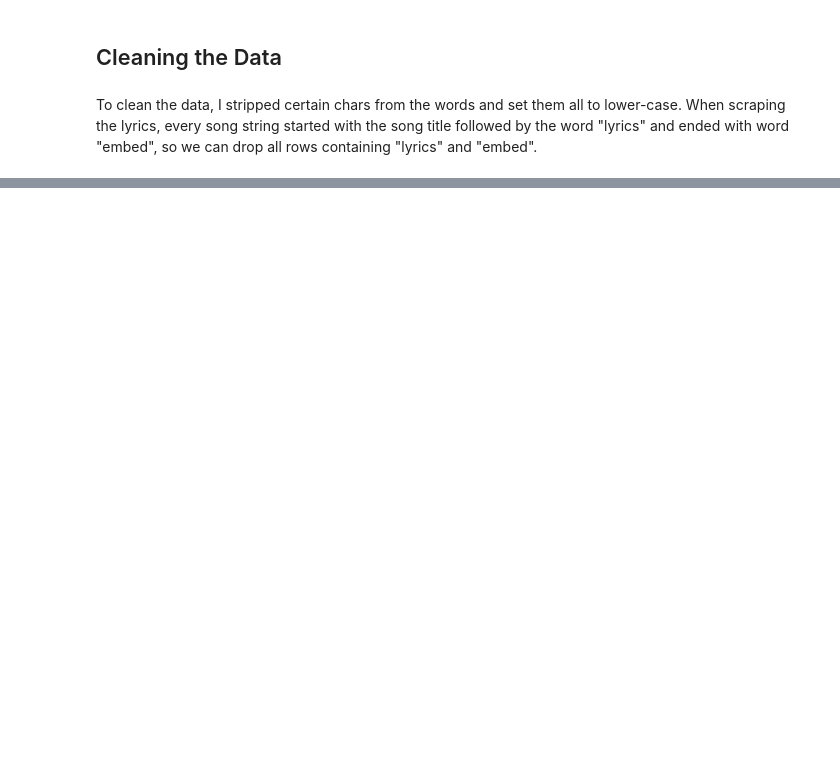
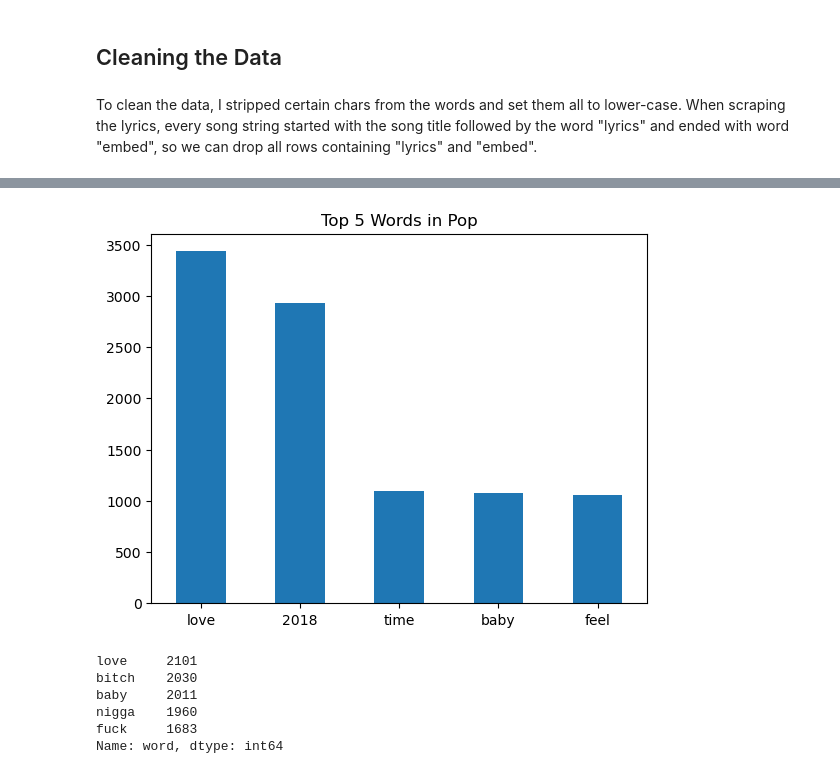
Before and after one commit to Daniel-Bassett/lyrics_analysis, a Jupyter notebook: data-analysis/lyrics-analysis.ipynb, the cells around one changed output, grey strips where cells are left out. Saved outputs shown, nothing was run; the diff lists cells and outputs as text; code cells hidden in the pictures; blank space fills up the shorter version.

```diff
--- a/data-analysis/lyrics-analysis.ipynb
+++ b/data-analysis/lyrics-analysis.ipynb
@@ -67,0 +82,16 @@ for genre in genres:
+# %%
+all_df[all_df['genre'] == 'Electro-Dance']['word'].value_counts().head().plot(kind='bar')
+plt.title('Top 5 Words in Pop')
+plt.xticks(rotation=0)
+plt.show()
+# %% [output]
+[figure, added]
+# %%
+all_df[all_df['genre'] == 'Hip-Hop-RB']['word'].value_counts().head()
+# %% [output]
+love     2101
+bitch    2030
+baby     2011
+nigga    1960
+fuck     1683
+Name: word, dtype: int64
```
Also changed, not shown: parts of 11 cells of this notebook, 1 other file.
